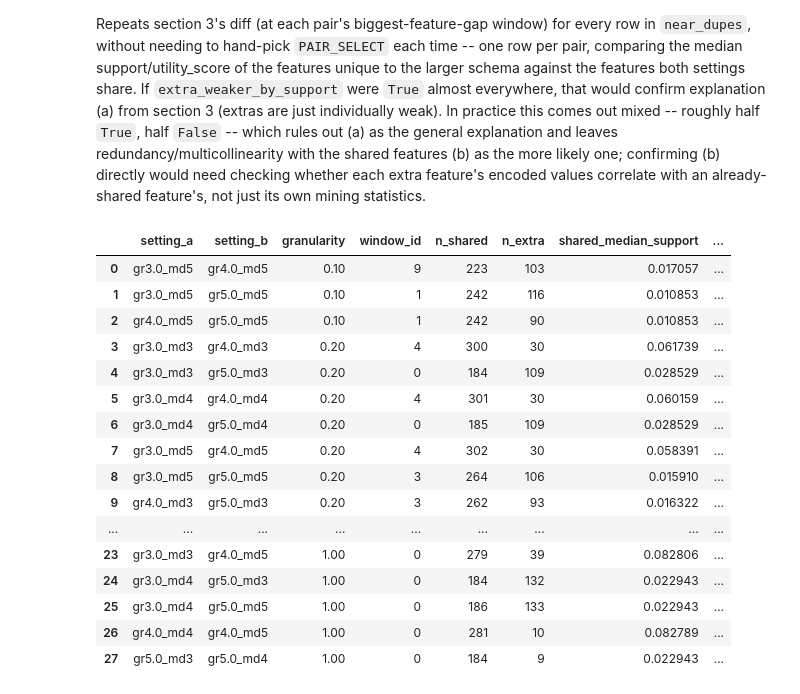
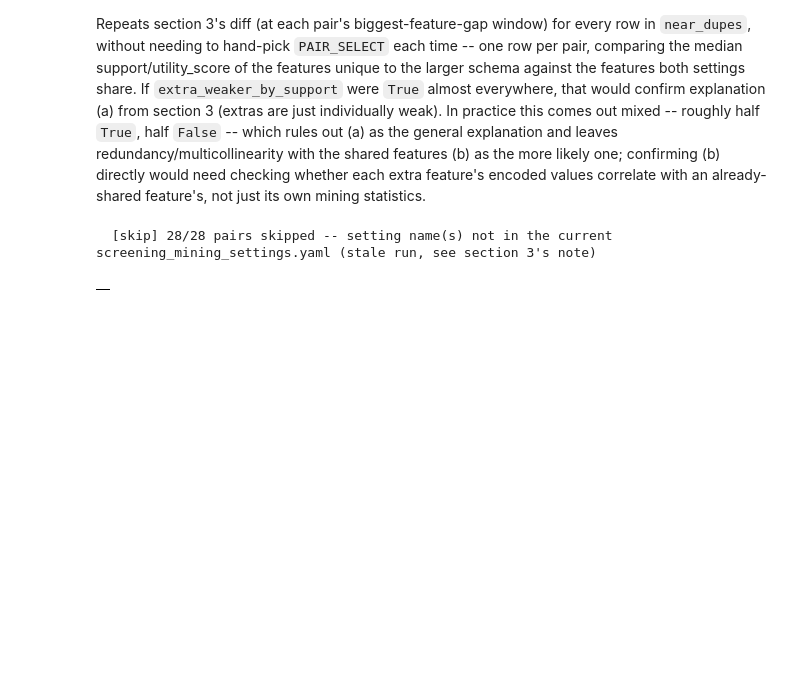
Before and after one commit to annaneliaa/msc-thesis, a Jupyter notebook: src/thesis/notebooks/mining_schema_performance_eda.ipynb, the cells around one changed output. Saved outputs shown, nothing was run; the diff lists cells and outputs as text; code cells hidden in the pictures; blank space fills up the shorter version.

```diff
--- a/src/thesis/notebooks/mining_schema_performance_eda.ipynb
+++ b/src/thesis/notebooks/mining_schema_performance_eda.ipynb
@@ -124,6 +124,19 @@ ctx = load_scenario_context(
 
 
 def load_schema_for(mining_setting: str, gran: float, win_idx: int):
+    # mining_settings_path resolves against the *current* file on disk, not a
+    # frozen copy from when this run's sweep actually executed -- if that file
+    # has since been edited (e.g. configs/screening_mining_settings.yaml swapped
+    # to a new shortlist), a setting name from an older run's results can be
+    # legitimately absent now. Raise something callers can catch and skip,
+    # rather than a bare KeyError.
+    if mining_setting not in ctx.mining_settings_by_name:
+        raise ValueError(
+            f"'{mining_setting}' is not in {MINING_SETTINGS_PATH.name} as currently written "
+            f"({sorted(ctx.mining_settings_by_name)}) -- this run's results predate that file's "
+            "current contents. Re-run the sweep against the current yaml, or point RUN_ID at a "
+            "run made after it, to get a schema lookup that matches."
+        )
     spec = ctx.mining_settings_by_name[mining_setting]
     res = get_or_mine_window_attribute_schema(
         scenario=SCENARIO,
@@ -415,60 +412,54 @@ def summarize_pair(setting_a: str, setting_b: str, gran_sel: float) -> dict | No
     feat_pivot["feature_diff"] = (feat_pivot[setting_a] - feat_pivot[setting_b]).abs()
     win_sel = feat_pivot["feature_diff"].idxmax()
 
-    s_a, _ = load_schema_for(setting_a, gran_sel, int(win_sel))
-    s_b, _ = load_schema_for(setting_b, gran_sel, int(win_sel))
+    try:
+        s_a, _ = load_schema_for(setting_a, gran_sel, int(win_sel))
+        s_b, _ = load_schema_for(setting_b, gran_sel, int(win_sel))
+    except ValueError:
+        return None
 
     k_a = {feature_key(f): f for f in s_a.features}
     k_b = {feature_key(f): f for f in s_b.features}
     shared = k_a.keys() & k_b.keys()
     extra = [k_a[k] for k in k_a.keys() - k_b.keys()] + [k_b[k] for k in k_b.keys() - k_a.keys()]
     shared_feats = [k_a[k] for k in shared]
 
     def median_of(features, attr):
         vals = [getattr(f, attr) for f in features if getattr(f, attr) is not None]
         return float(np.median(vals)) if vals else np.nan
 
     return {
         "setting_a": setting_a, "setting_b": setting_b,
         "granularity": gran_sel, "window_id": int(win_sel),
         "n_shared": len(shared), "n_extra": len(extra),
         "shared_median_support": median_of(shared_feats, "support"),
         "extra_median_support": median_of(extra, "support"),
         "shared_median_utility": median_of(shared_feats, "utility_score"),
         "extra_median_utility": median_of(extra, "utility_score"),
     }
 
 
 if near_dupes.empty:
     print("No near-duplicate pairs -- nothing to summarize.")
     pair_summary = pd.DataFrame()
 else:
     summary_rows = [
         summarize_pair(r["setting_a"], r["setting_b"], r["granularity"]) for _, r in near_dupes.iterrows()
     ]
-    pair_summary = pd.DataFrame([r for r in summary_rows if r is not None])
-    pair_summary["extra_weaker_by_support"] = (
-        pair_summary["extra_median_support"] < pair_summary["shared_median_support"]
-    )
-    pair_summary["extra_weaker_by_utility"] = (
-        pair_summary["extra_median_utility"] < pair_summary["shared_median_utility"]
-    )
+    valid_rows = [r for r in summary_rows if r is not None]
+    n_skipped = len(summary_rows) - len(valid_rows)
+    if n_skipped:
+        print(f"  [skip] {n_skipped}/{len(summary_rows)} pairs skipped -- setting name(s) not in the "
+              f"current {MINING_SETTINGS_PATH.name} (stale run, see section 3's note)")
+    pair_summary = pd.DataFrame(valid_rows)
+    if not pair_summary.empty:
+        pair_summary["extra_weaker_by_support"] = (
+            pair_summary["extra_median_support"] < pair_summary["shared_median_support"]
+        )
+        pair_summary["extra_weaker_by_utility"] = (
+            pair_summary["extra_median_utility"] < pair_summary["shared_median_utility"]
+        )
 pair_summary
 # %% [output]
+  [skip] 28/28 pairs skipped -- setting name(s) not in the current screening_mining_settings.yaml (stale run, see section 3's note)
-|  | setting_a | setting_b | granularity | window_id | n_shared | n_extra | shared_median_support | ... |
-| 0 | gr3.0_md5 | gr4.0_md5 | 0.10 | 9 | 223 | 103 | 0.017057 | ... |
-| 1 | gr3.0_md5 | gr5.0_md5 | 0.10 | 1 | 242 | 116 | 0.010853 | ... |
-| 2 | gr4.0_md5 | gr5.0_md5 | 0.10 | 1 | 242 | 90 | 0.010853 | ... |
-| 3 | gr3.0_md3 | gr4.0_md3 | 0.20 | 4 | 300 | 30 | 0.061739 | ... |
-| 4 | gr3.0_md3 | gr5.0_md3 | 0.20 | 0 | 184 | 109 | 0.028529 | ... |
-| 5 | gr3.0_md4 | gr4.0_md4 | 0.20 | 4 | 301 | 30 | 0.060159 | ... |
-| 6 | gr3.0_md4 | gr5.0_md4 | 0.20 | 0 | 185 | 109 | 0.028529 | ... |
-| 7 | gr3.0_md5 | gr4.0_md5 | 0.20 | 4 | 302 | 30 | 0.058391 | ... |
-| 8 | gr3.0_md5 | gr5.0_md5 | 0.20 | 3 | 264 | 106 | 0.015910 | ... |
-| 9 | gr4.0_md3 | gr5.0_md3 | 0.20 | 3 | 262 | 93 | 0.016322 | ... |
-| ... | ... | ... | ... | ... | ... | ... | ... | ... |
-| 23 | gr3.0_md3 | gr4.0_md5 | 1.00 | 0 | 279 | 39 | 0.082806 | ... |
-| 24 | gr3.0_md4 | gr5.0_md3 | 1.00 | 0 | 184 | 132 | 0.022943 | ... |
-| 25 | gr3.0_md4 | gr5.0_md5 | 1.00 | 0 | 186 | 133 | 0.022943 | ... |
-| 26 | gr4.0_md4 | gr4.0_md5 | 1.00 | 0 | 281 | 10 | 0.082789 | ... |
-| 27 | gr5.0_md3 | gr5.0_md4 | 1.00 | 0 | 184 | 9 | 0.022943 | ... |
+|  |
```
Also changed, not shown: parts of 11 cells of this notebook, 6 other files.
